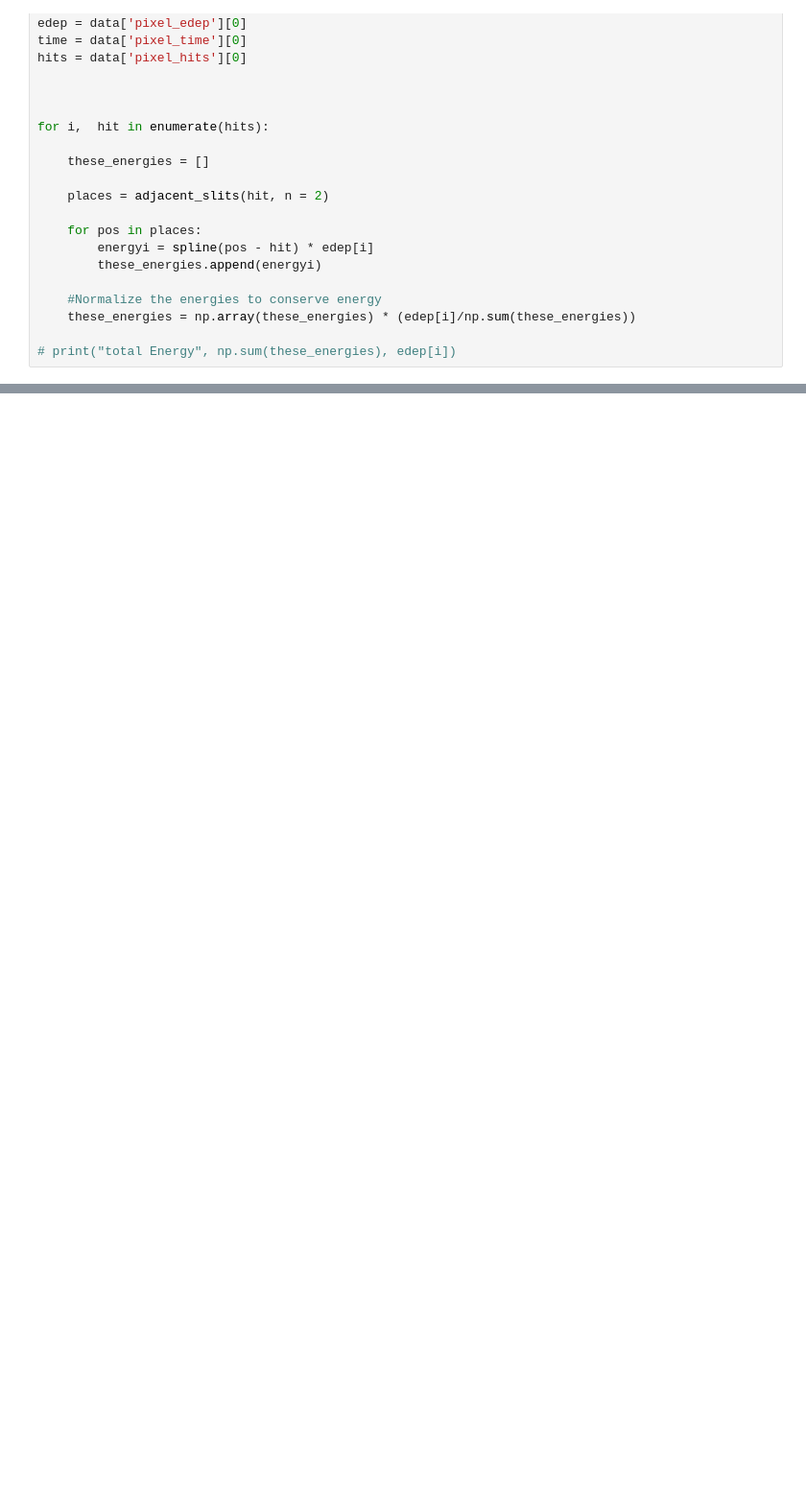
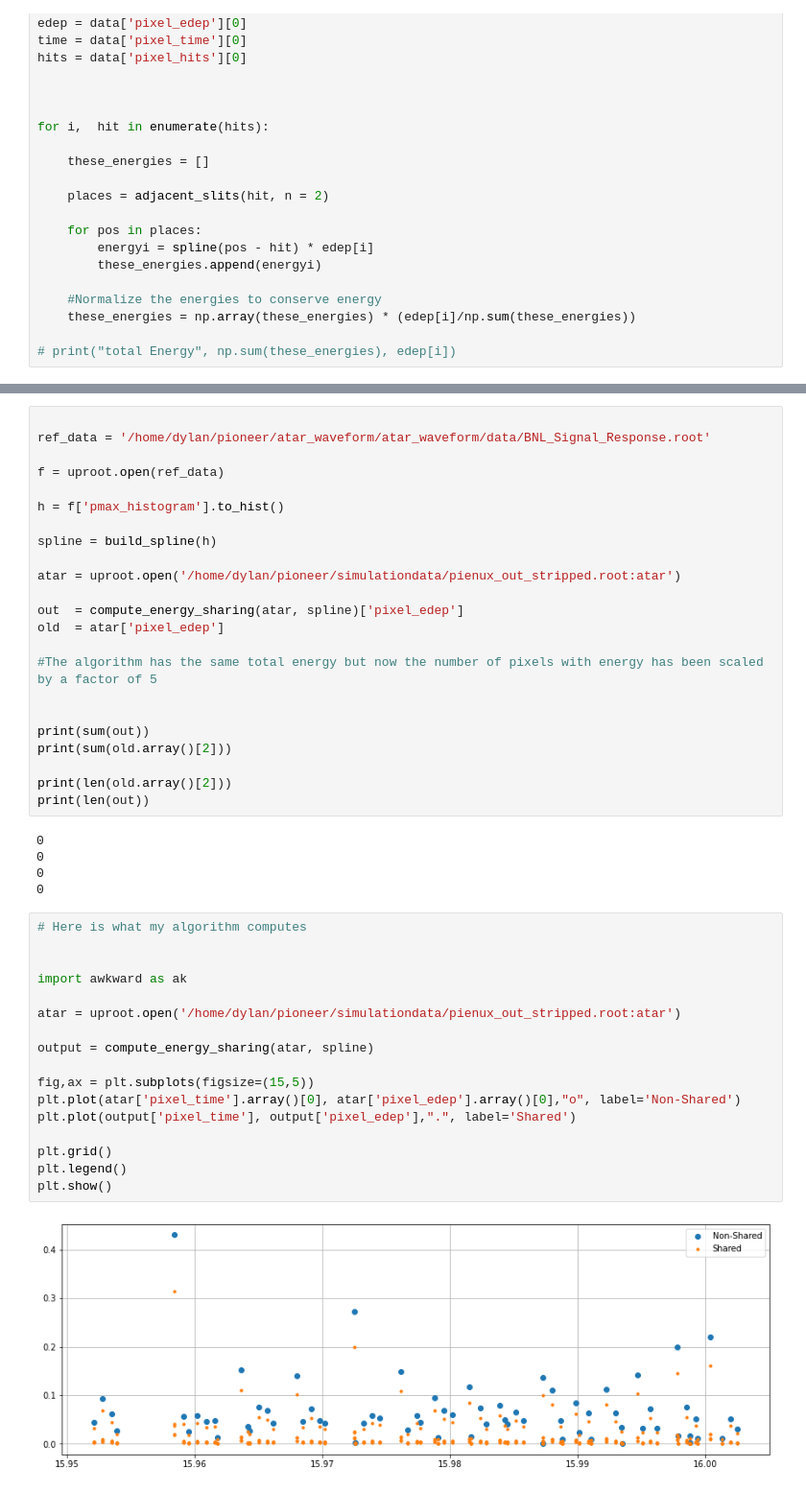
Before and after one commit to gitdylanj/pioneer, a Jupyter notebook: dylansversion/energysharingtesting.ipynb, the cells around one changed output, grey strips where cells are left out. Shown: that part at 96% size. Cells and saved outputs as stored; diff of their text form; blank space fills up the shorter version.

```diff
--- a/dylansversion/energysharingtesting.ipynb
+++ b/dylansversion/energysharingtesting.ipynb
@@ -210,0 +263,47 @@ for i,  hit in enumerate(hits):
+# %%
+
+ref_data = '/home/dylan/pioneer/atar_waveform/atar_waveform/data/BNL_Signal_Response.root'
+
+f = uproot.open(ref_data)
+
+h = f['pmax_histogram'].to_hist()
+
+spline = build_spline(h)
+
+atar = uproot.open('/home/dylan/pioneer/simulationdata/pienux_out_stripped.root:atar')
+
+out  = compute_energy_sharing(atar, spline)['pixel_edep']
+old  = atar['pixel_edep']
+
+#The algorithm has the same total energy but now the number of pixels with energy has been scaled by a factor of 5
+
+
+print(sum(out))
+print(sum(old.array()[2]))
+
+print(len(old.array()[2]))
+print(len(out))
+# %% [output]
+0
+0
+0
+0
+# %%
+# Here is what my algorithm computes
+
+
+import awkward as ak
+
+atar = uproot.open('/home/dylan/pioneer/simulationdata/pienux_out_stripped.root:atar')
+
+output = compute_energy_sharing(atar, spline)
+
+fig,ax = plt.subplots(figsize=(15,5))
+plt.plot(atar['pixel_time'].array()[0], atar['pixel_edep'].array()[0],"o", label='Non-Shared')
+plt.plot(output['pixel_time'], output['pixel_edep'],".", label='Shared')
+
+plt.grid()
+plt.legend()
+plt.show()
+# %% [output]
+[figure, added]
```
Also changed, not shown: parts of 10 cells of this notebook, 4 other files.
